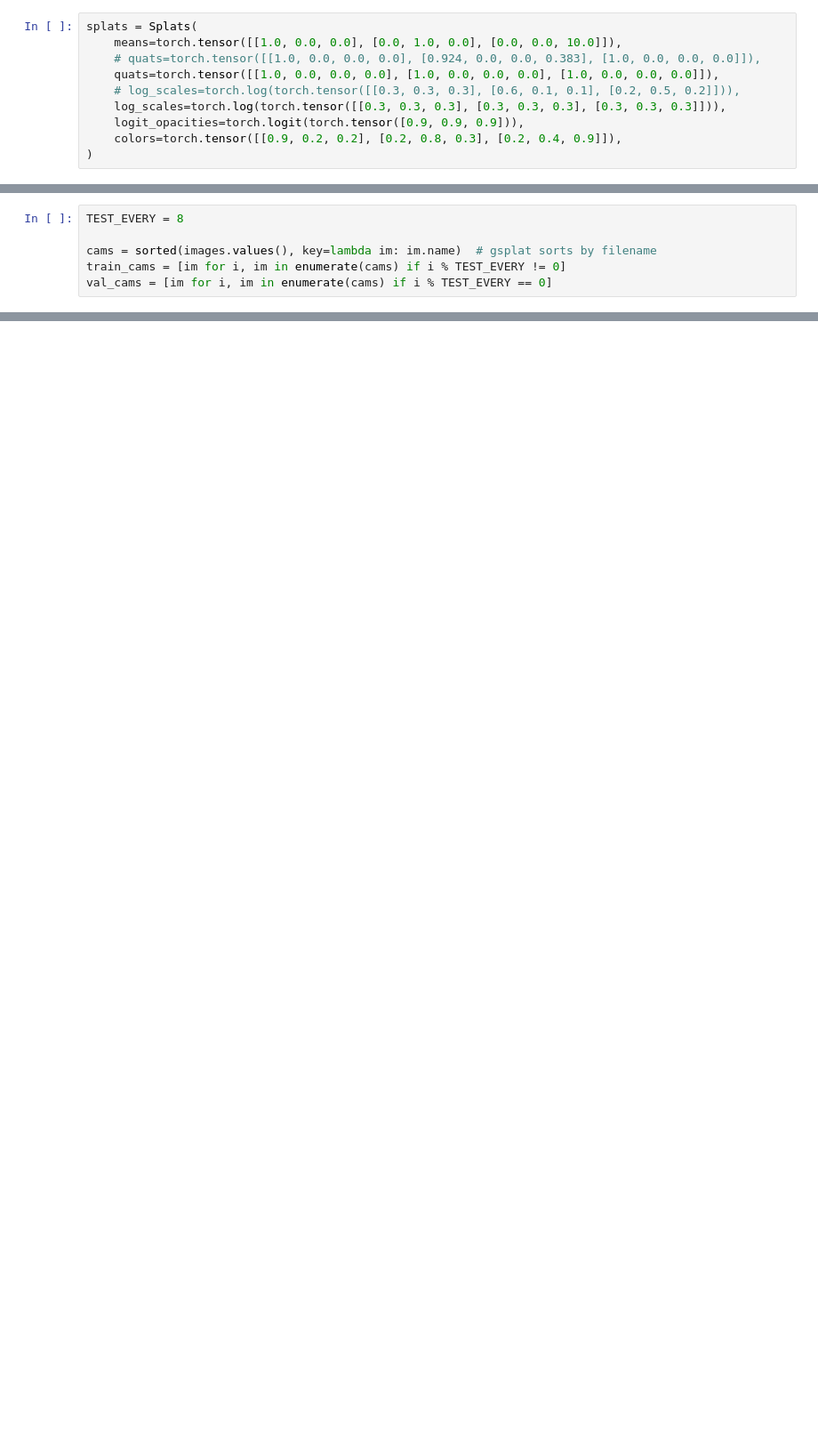
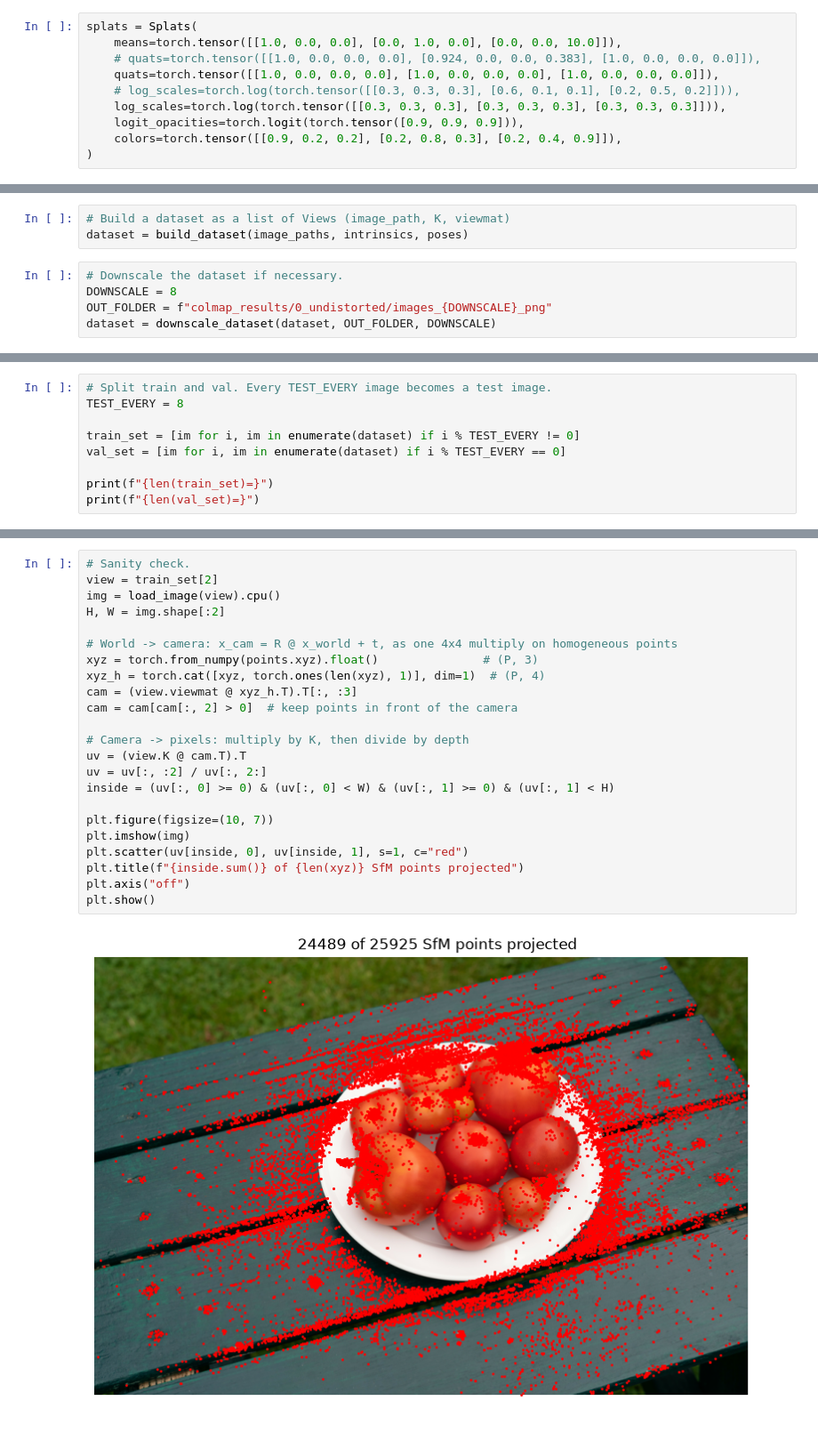
Before and after one commit to bzopcsak/gaussian-splatting, a Jupyter notebook: 03_gs_from_scratch.ipynb, the cells around one changed output, grey strips where cells are left out. Shown at 89% size. Drawn from its saved outputs; the diff is of its cells as text; blank space fills up the shorter version.

```diff
--- a/03_gs_from_scratch.ipynb
+++ b/03_gs_from_scratch.ipynb
@@ -170,0 +222,8 @@ print(f"{len(points.ids)} points")
+# %%
+# Build a dataset as a list of Views (image_path, K, viewmat)
+dataset = build_dataset(image_paths, intrinsics, poses)
+# %%
+# Downscale the dataset if necessary.
+DOWNSCALE = 8
+OUT_FOLDER = f"colmap_results/0_undistorted/images_{DOWNSCALE}_png"
+dataset = downscale_dataset(dataset, OUT_FOLDER, DOWNSCALE)
@@ -171,6 +241,9 @@ print(f"{len(points.ids)} points")
 # %%
+# Split train and val. Every TEST_EVERY image becomes a test image.
 TEST_EVERY = 8
 
-cams = sorted(images.values(), key=lambda im: im.name)  # gsplat sorts by filename
-train_cams = [im for i, im in enumerate(cams) if i % TEST_EVERY != 0]
-val_cams = [im for i, im in enumerate(cams) if i % TEST_EVERY == 0]
+train_set = [im for i, im in enumerate(dataset) if i % TEST_EVERY != 0]
+val_set = [im for i, im in enumerate(dataset) if i % TEST_EVERY == 0]
+
+print(f"{len(train_set)=}")
+print(f"{len(val_set)=}")
@@ -249,0 +262,25 @@ step 4000  L1 0.0339
+# %%
+# Sanity check.
+view = train_set[2]
+img = load_image(view).cpu()
+H, W = img.shape[:2]
+
+# World -> camera: x_cam = R @ x_world + t, as one 4x4 multiply on homogeneous points
+xyz = torch.from_numpy(points.xyz).float()               # (P, 3)
+xyz_h = torch.cat([xyz, torch.ones(len(xyz), 1)], dim=1)  # (P, 4)
+cam = (view.viewmat @ xyz_h.T).T[:, :3]
+cam = cam[cam[:, 2] > 0]  # keep points in front of the camera
+
+# Camera -> pixels: multiply by K, then divide by depth
+uv = (view.K @ cam.T).T
+uv = uv[:, :2] / uv[:, 2:]
+inside = (uv[:, 0] >= 0) & (uv[:, 0] < W) & (uv[:, 1] >= 0) & (uv[:, 1] < H)
+
+plt.figure(figsize=(10, 7))
+plt.imshow(img)
+plt.scatter(uv[inside, 0], uv[inside, 1], s=1, c="red")
+plt.title(f"{inside.sum()} of {len(xyz)} SfM points projected")
+plt.axis("off")
+plt.show()
+# %% [output]
+[figure, added]
```
Also changed, not shown: parts of 22 cells of this notebook, 10 other files.
